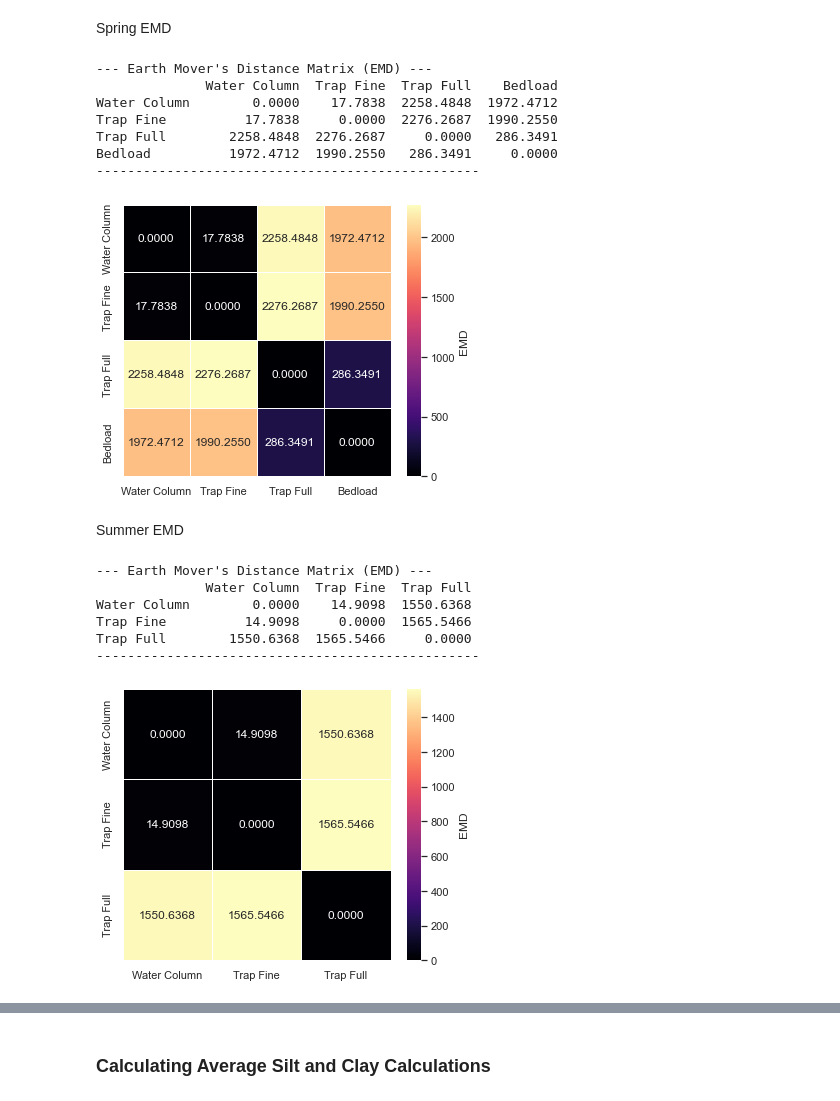
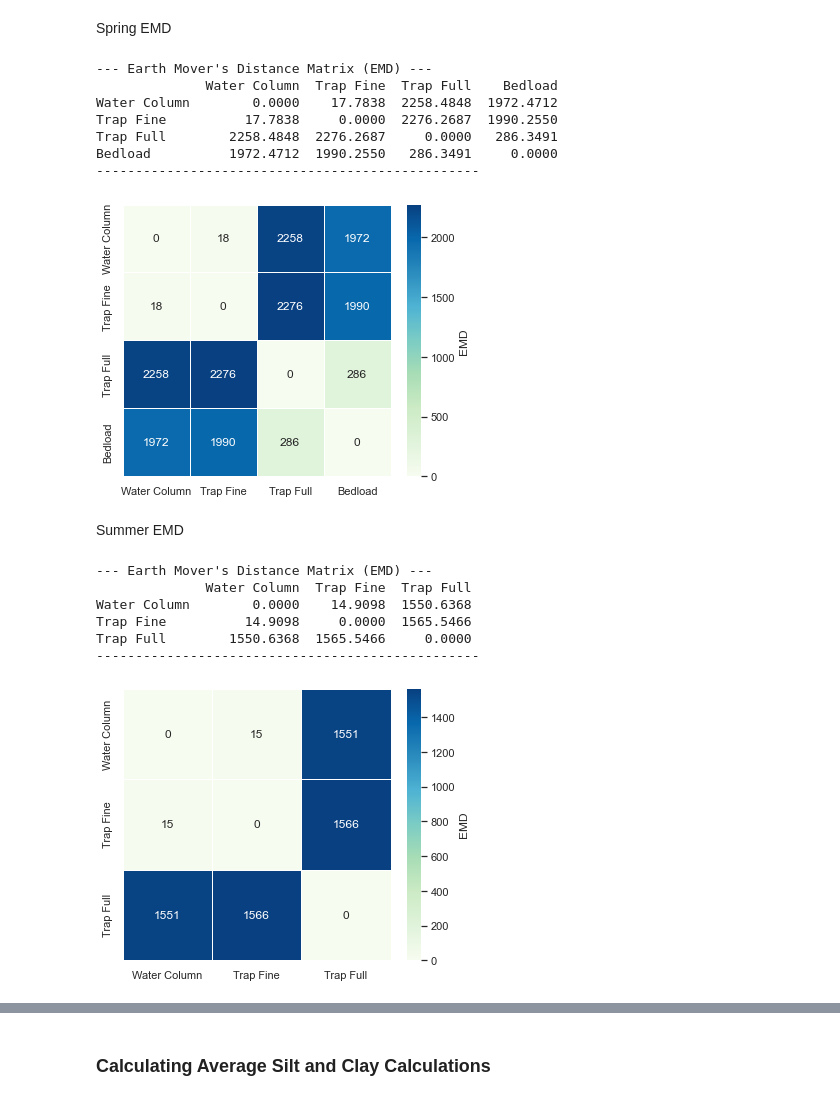
Before and after one commit to nicole-hucke/sediment_trap_paper, a Jupyter notebook: data_analysis/GSD_trap_vs_WC_analysis/GSD_plots_paper.ipynb, the cells around one changed output, grey strips where cells are left out. Saved outputs shown, nothing was run; the diff lists cells and outputs as text; code cells hidden in the pictures.

Commit message:
trap GSD EMD heatmap update for supporting material

```diff
--- a/data_analysis/GSD_trap_vs_WC_analysis/GSD_plots_paper.ipynb
+++ b/data_analysis/GSD_trap_vs_WC_analysis/GSD_plots_paper.ipynb
@@ -725,8 +611,8 @@ distributions = {
 curve_names = list(distributions.keys())
 n_curves = len(curve_names)
 
-# initialize an empty matrix for the JSD values
-jsd_matrix = np.zeros((n_curves, n_curves))
+# initialize an empty matrix for the EMD values
+emd_matrix = np.zeros((n_curves, n_curves))
 
 # calculate all pairwise EMD values
 for i in range(n_curves):
@@ -737,30 +623,30 @@ for i in range(n_curves):
         # EMD requires the grain size values as well as the distribution values
         emd_value = wasserstein_distance(trap_SP_full_grain_sizes, trap_SP_full_grain_sizes,
                                         dist_i, dist_j)
-        jsd_matrix[i, j] = emd_value
+        emd_matrix[i, j] = emd_value
 
 # convert the NumPy array to a Pandas DataFrame for easy labeling and plotting
-jsd_df = pd.DataFrame(jsd_matrix, index=curve_names, columns=curve_names)
+emd_spring = pd.DataFrame(emd_matrix, index=curve_names, columns=curve_names)
 
 # print the resulting EMD matrix
 print("\n--- Earth Mover's Distance Matrix (EMD) ---")
-print(jsd_df.round(4))
+print(emd_spring.round(4))
 print("-------------------------------------------------")
 
 
 # plot heatmap
 plt.figure(figsize=(6, 5))
 heatmap = sns.heatmap(
-    jsd_df,
+    emd_spring,
     annot=True,
-    fmt=".4f",
-    cmap="magma",
+    fmt=".0f",
+    cmap="GnBu",
     linewidths=.5,
     linecolor='white',
     cbar_kws={'label': 'EMD'} # Label the color bar
 )
 
-jsd_df.to_csv('emd_matrix_spring.csv')
+emd_spring.to_csv('emd_matrix_spring.csv')
 plt.savefig('plots/full_trap/emd_heatmap_spring.png', dpi=300, bbox_inches='tight')
 # %% [output]
 --- Earth Mover's Distance Matrix (EMD) ---
@@ -770,7 +656,7 @@ Trap Fine          17.7838     0.0000  2276.2687  1990.2550
 Trap Full        2258.4848  2276.2687     0.0000   286.3491
 Bedload          1972.4712  1990.2550   286.3491     0.0000
 -------------------------------------------------
-[figure, old version]
+[figure, new version]
 # %% [markdown]
 Summer EMD
 # %%
@@ -784,8 +670,8 @@ distributions = {
 curve_names = list(distributions.keys())
 n_curves = len(curve_names)
 
-# initialize an empty matrix for the JSD values
-jsd_matrix = np.zeros((n_curves, n_curves))
+# initialize an empty matrix for the EMD values
+emd_matrix = np.zeros((n_curves, n_curves))
 
 # calculate all pairwise EMD values
 for i in range(n_curves):
@@ -794,38 +680,38 @@ for i in range(n_curves):
         dist_j = distributions[curve_names[j]]
 
         # EMD requires the grain size values as well as the distribution values
         emd_value = wasserstein_distance(trap_SM_full_grain_sizes, trap_SM_full_grain_sizes,
                                         dist_i, dist_j)
-        jsd_matrix[i, j] = emd_value
+        emd_matrix[i, j] = emd_value
 
 # convert the NumPy array to a Pandas DataFrame for easy labeling and plotting
-jsd_df = pd.DataFrame(jsd_matrix, index=curve_names, columns=curve_names)
+emd_summer = pd.DataFrame(emd_matrix, index=curve_names, columns=curve_names)
 
 # print the resulting EMD matrix
 print("\n--- Earth Mover's Distance Matrix (EMD) ---")
-print(jsd_df.round(4))
+print(emd_summer.round(4))
 print("-------------------------------------------------")
 
 
 # plot heatmap
 plt.figure(figsize=(6, 5))
 heatmap = sns.heatmap(
-    jsd_df,
+    emd_summer,
     annot=True,
-    fmt=".4f",
-    cmap="magma",
+    fmt=".0f",
+    cmap="GnBu",
     linewidths=.5,
     linecolor='white',
     cbar_kws={'label': 'EMD'} # Label the color bar
 )
 
-jsd_df.to_csv('emd_matrix_summer.csv')
+emd_summer.to_csv('emd_matrix_summer.csv')
 plt.savefig('plots/full_trap/emd_heatmap_summer.png', dpi=300, bbox_inches='tight')
 # %% [output]
 --- Earth Mover's Distance Matrix (EMD) ---
               Water Column  Trap Fine  Trap Full
 Water Column        0.0000    14.9098  1550.6368
 Trap Fine          14.9098     0.0000  1565.5466
 Trap Full        1550.6368  1565.5466     0.0000
 -------------------------------------------------
-[figure, old version]
+[figure, new version]
```
Also changed, not shown: parts of 5 cells of this notebook, 6 other files.
